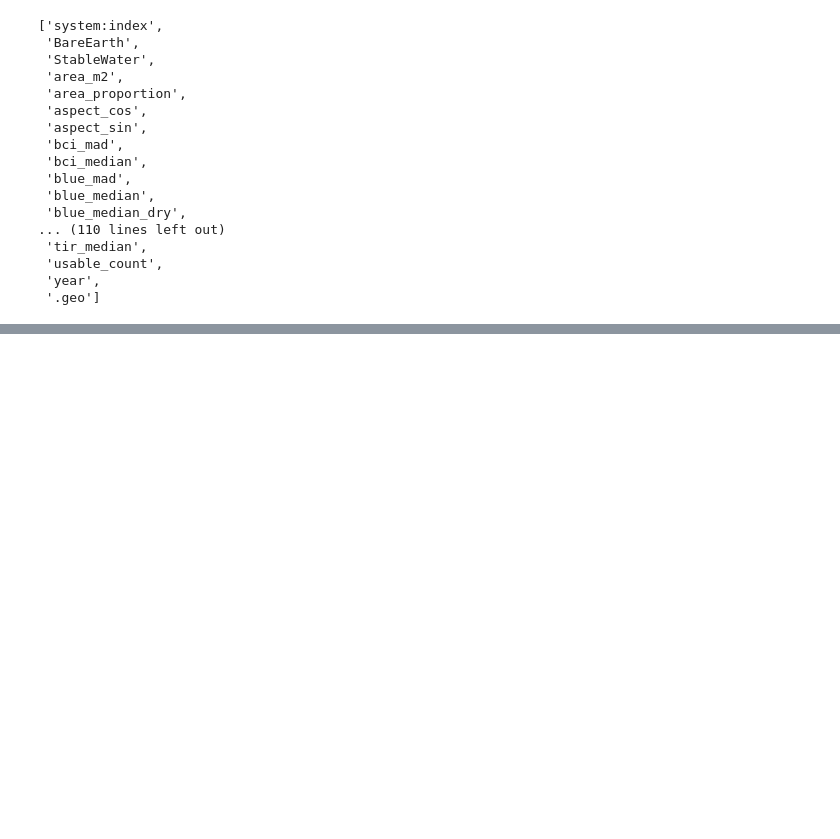
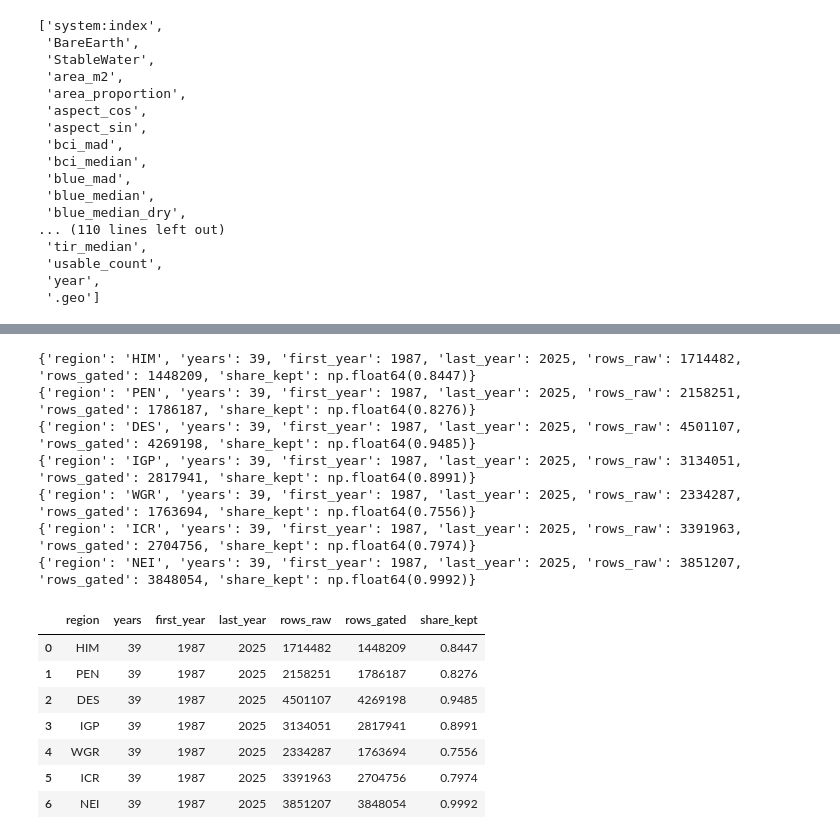
Before and after one commit to Nirzaree/ioln-final-parameter-search, a Jupyter notebook: 02_EDA.ipynb, the cells around one changed output, grey strips where cells are left out. Saved outputs shown, nothing was run; the diff lists cells and outputs as text; code cells hidden in the pictures; blank space fills up the shorter version.

Commit message:
adding quality gating impact on pixel retention in 02, and removing the correlation bit in this notebook as some updates in that logic which will now reflect in 06 notebook

```diff
--- a/02_EDA.ipynb
+++ b/02_EDA.ipynb
@@ -144,3 +144,56 @@ Top 10 year-class buckets with highest drop rates (< 70% retention):
+# %%
+import os
+GATE_REGIONS = os.environ.get('GATE_REGIONS', 'HIM,PEN,DES,IGP,WGR,ICR,NEI').split(',')
+
+gate_by_year_class, gate_summary = [], []
+for _region in GATE_REGIONS:
+    _lazy = pl.scan_parquet(data_base_dir / _region / "**/*.parquet")
+    _yc = (
+        _lazy.select(["year", "class", pixel_quality_condition.alias("is_believed")])
+        .group_by(["year", "class"])
+        .agg([
+            pl.len().alias("rows_raw"),
+            pl.col("is_believed").sum().alias("rows_gated"),
+        ])
+        .with_columns(pl.lit(_region).alias("region"))
+        .collect()
+        .to_pandas()
+    )
+    gate_by_year_class.append(_yc)
+    _y = _yc.groupby("year")[["rows_raw", "rows_gated"]].sum()
+    gate_summary.append(dict(
+        region=_region, years=len(_y), first_year=int(_y.index.min()), last_year=int(_y.index.max()),
+        rows_raw=int(_y.rows_raw.sum()), rows_gated=int(_y.rows_gated.sum()),
+        share_kept=round(_y.rows_gated.sum() / _y.rows_raw.sum(), 4),
+    ))
+    print(gate_summary[-1])
+
+df_gate_summary = pd.DataFrame(gate_summary)
+df_gate_yc = pd.concat(gate_by_year_class, ignore_index=True)
+df_gate_yc["share_kept"] = (df_gate_yc.rows_gated / df_gate_yc.rows_raw).round(4)
+df_gate_year = (df_gate_yc.groupby(["region", "year"])[["rows_raw", "rows_gated"]].sum().reset_index()
+                .assign(share_kept=lambda d: (d.rows_gated / d.rows_raw).round(4)))
+
+df_gate_summary.to_csv("data/data_gate_summary.csv", index=False)
+df_gate_year.to_csv("data/data_gate_by_year.csv", index=False)
+df_gate_yc.to_csv("data/data_gate_by_year_class.csv", index=False)
+df_gate_summary
+# %% [output]
+{'region': 'HIM', 'years': 39, 'first_year': 1987, 'last_year': 2025, 'rows_raw': 1714482, 'rows_gated': 1448209, 'share_kept': np.float64(0.8447)}
+{'region': 'PEN', 'years': 39, 'first_year': 1987, 'last_year': 2025, 'rows_raw': 2158251, 'rows_gated': 1786187, 'share_kept': np.float64(0.8276)}
+{'region': 'DES', 'years': 39, 'first_year': 1987, 'last_year': 2025, 'rows_raw': 4501107, 'rows_gated': 4269198, 'share_kept': np.float64(0.9485)}
+{'region': 'IGP', 'years': 39, 'first_year': 1987, 'last_year': 2025, 'rows_raw': 3134051, 'rows_gated': 2817941, 'share_kept': np.float64(0.8991)}
+{'region': 'WGR', 'years': 39, 'first_year': 1987, 'last_year': 2025, 'rows_raw': 2334287, 'rows_gated': 1763694, 'share_kept': np.float64(0.7556)}
+{'region': 'ICR', 'years': 39, 'first_year': 1987, 'last_year': 2025, 'rows_raw': 3391963, 'rows_gated': 2704756, 'share_kept': np.float64(0.7974)}
+{'region': 'NEI', 'years': 39, 'first_year': 1987, 'last_year': 2025, 'rows_raw': 3851207, 'rows_gated': 3848054, 'share_kept': np.float64(0.9992)}
+|  | region | years | first_year | last_year | rows_raw | rows_gated | share_kept |
+| 0 | HIM | 39 | 1987 | 2025 | 1714482 | 1448209 | 0.8447 |
+| 1 | PEN | 39 | 1987 | 2025 | 2158251 | 1786187 | 0.8276 |
+| 2 | DES | 39 | 1987 | 2025 | 4501107 | 4269198 | 0.9485 |
+| 3 | IGP | 39 | 1987 | 2025 | 3134051 | 2817941 | 0.8991 |
+| 4 | WGR | 39 | 1987 | 2025 | 2334287 | 1763694 | 0.7556 |
+| 5 | ICR | 39 | 1987 | 2025 | 3391963 | 2704756 | 0.7974 |
+| 6 | NEI | 39 | 1987 | 2025 | 3851207 | 3848054 | 0.9992 |
 # %%
 # Compute null counts across the entire dataset out-of-core
 null_counts = lazy_dataset_gated.null_count().collect()
```
Also changed, not shown: parts of 10 cells of this notebook.
